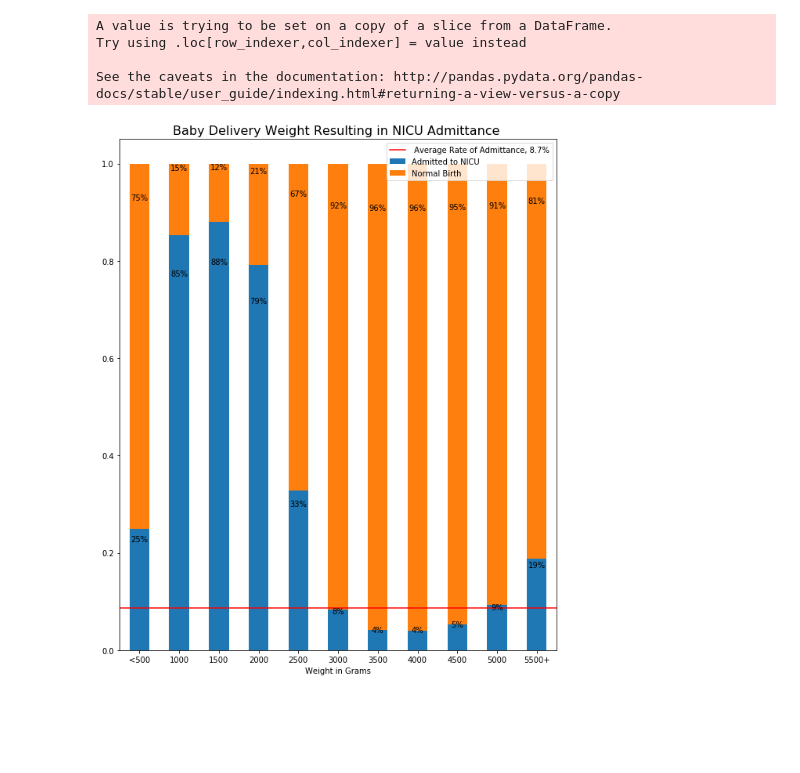
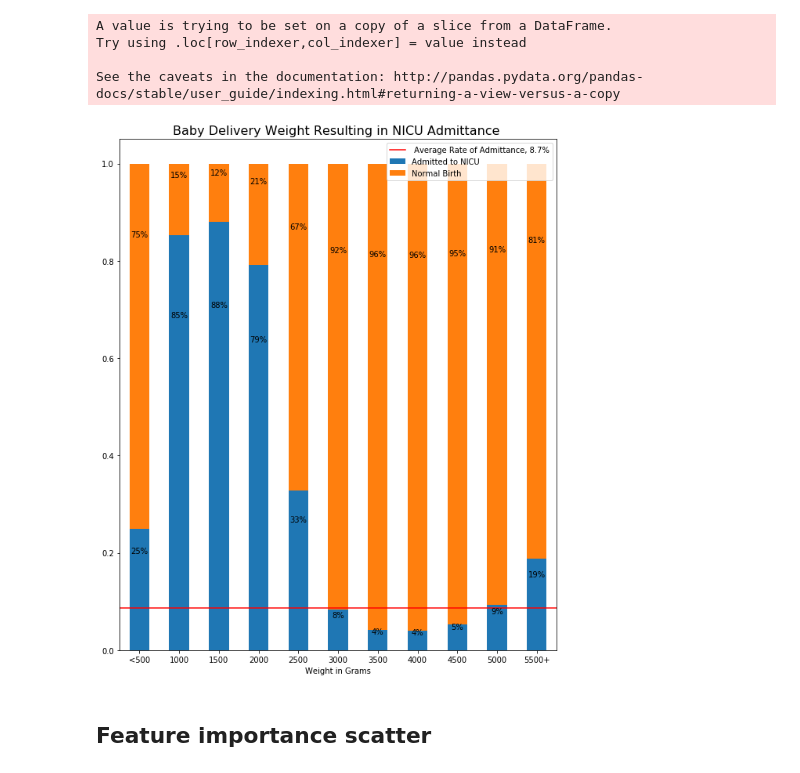
Before and after one commit to mkwasnica/CDC_capstone, a Jupyter notebook: notebooks/MK_Visualization.ipynb, the cells around one changed output. Drawn from its saved outputs; the diff is of its cells as text; code cells hidden in the pictures; blank space fills up the shorter version.

Commit message:
cleaning up visualizaitons pt.1

```diff
--- a/notebooks/MK_Visualization.ipynb
+++ b/notebooks/MK_Visualization.ipynb
@@ -682,7 +684,7 @@ plt.savefig('./Saved_Visualizations/apgar10_barpct2.png')
 # births_nou = remove_category(births_nou,'APGAR_score_10min',88)
 # births_nou2 = remove_category(births_nou,'plurality',5)
 test = pct_bplot2(births_nou,'plurality')
-fullname_list = ['1','2','3','4','5']
+fullname_list = ['1','2','3','4','5+']
 test_plt = test.plot(kind = 'bar', stacked = True, legend = True,figsize=(10,12),)
 plt.axhline(y=8.7/100, color='r', linestyle='-', label = '9%')
 test_plt.set_xticklabels(labels = fullname_list, rotation = 0)
@@ -831,29 +833,31 @@ See the caveats in the documentation: http://pandas.pydata.org/pandas-docs/stabl
 # %%
 # births_nou = remove_category(births_nou,'APGAR_score_10min',88)
 # births_nou2 = remove_category(births_nou,'final_delivery_method',9)
 test = pct_bplot2(births_nou,'bw_recode')
 fullnames_list = ['<500', '1000', '1500', '2000','2500','3000','3500','4000','4500', '5000', '5500+']
 test_plt = test.plot(kind = 'bar', stacked = True, legend = True,figsize=(10,12))
 plt.axhline(y=8.7/100, color='r', linestyle='-', label = '9%')
 test_plt.set_xticklabels(fullnames_list, rotation = 0)
 test_plt.set_title("Baby Delivery Weight Resulting in NICU Admittance ", fontsize = 16)
 test_plt.set_xlabel('Weight in Grams')
 
 leg = test_plt.legend(labels=[' Average Rate of Admittance, 8.7%', 'Admitted to NICU', 'Normal Birth'],fontsize= 10, loc = 'best')
 #Adding annotation for percentages
 for p in test_plt.patches:
     width, height = p.get_width(), p.get_height()
     x, y = p.get_xy()
-    test_plt.annotate('{:.0%}'.format(height), (p.get_x()+.5*width, p.get_y() + height*.9), ha = 'center', color = 'black')
+    test_plt.annotate('{:.0%}'.format(height), (p.get_x()+.5*width, p.get_y() + height*.8), ha = 'center', color = 'black')
 # Get the bounding box of the original legend
 bb = leg.get_bbox_to_anchor().inverse_transformed(test_plt.transAxes)
 # Change to location of the legend.
 yOffset = 0
 bb.y0 += yOffset
 bb.y1 += yOffset
 leg.set_bbox_to_anchor(bb, transform = test_plt.transAxes)
 #(left, bottom, right, top)
 #plt.tight_layout(rect = (0,0,1.1,1))
 saveplt('baby_wt_barpct')
 # %% [output]
-[figure, old version]
+[figure, new version]
+# %% [markdown]
+## Feature importance scatter
```
Also changed, not shown: parts of 11 cells of this notebook, 11 other files.
